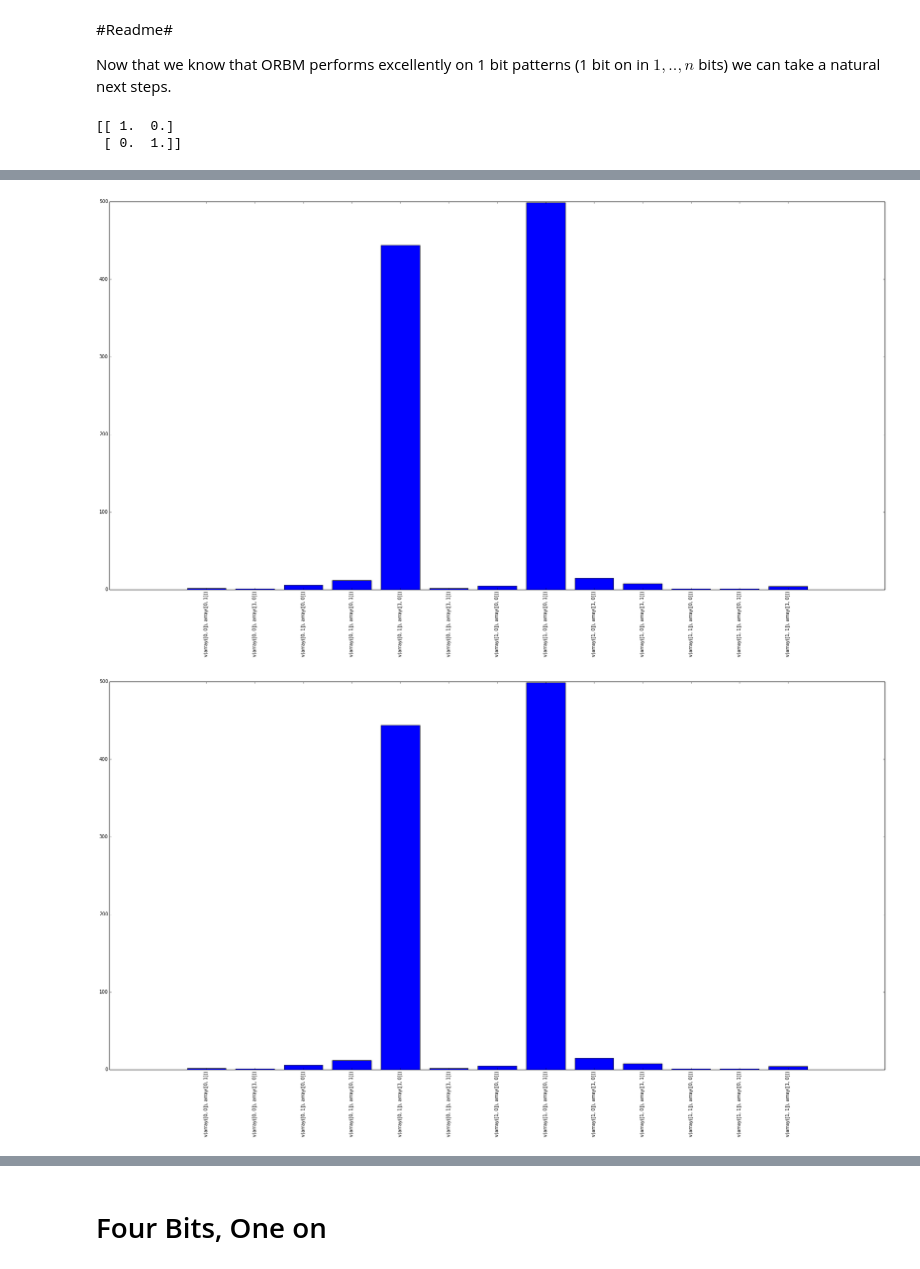
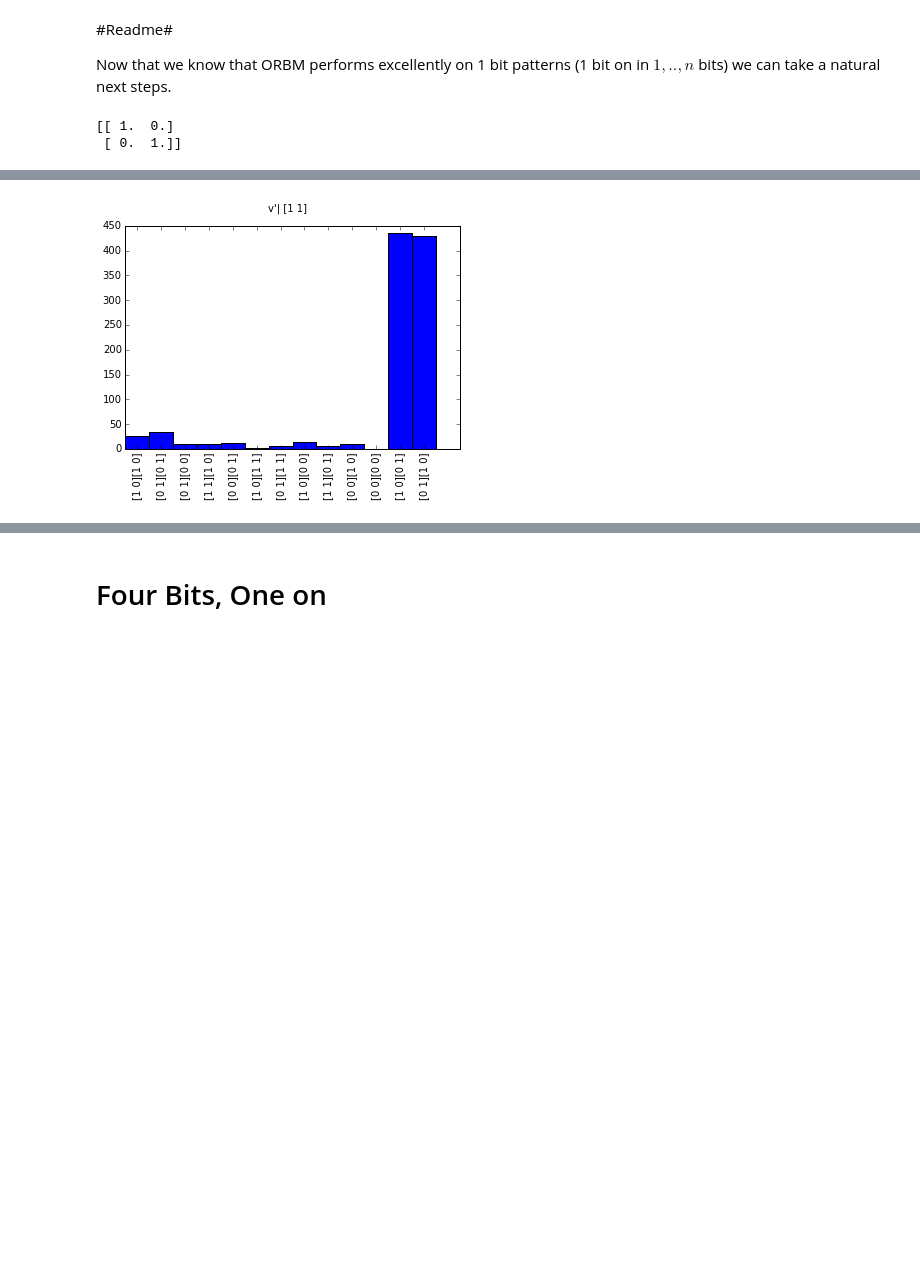
Before and after one commit to garibaldu/multicauseRBM, a Jupyter notebook: Max/ORBM-XOR-More_bits.ipynb, the cells around one changed output, grey strips where cells are left out. Cells and saved outputs as stored; diff of their text form; code cells hidden in the pictures; blank space fills up the shorter version.

```diff
--- a/Max/ORBM-XOR-More_bits.ipynb
+++ b/Max/ORBM-XOR-More_bits.ipynb
@@ -5,6 +5,7 @@ from rbmpy.sampler import VanillaSampler, PartitionedSampler, ApproximatedSample
 from rbmpy.trainer import VanillaTrainier
 from rbmpy.performance import Result
 import numpy as np
+from rbmpy import plotter as pp
 import rbmpy.datasets, rbmpy.performance, rbmpy.plotter, rbmpy.mnist, pickle, rbmpy.rbm, os, logging, rbmpy.sampler
 from sklearn.linear_model import Perceptron
 from sklearn.neural_network import BernoulliRBM
@@ -26,7 +27,11 @@ logger.setLevel(logging.INFO)
 
 
 def key_for_visible(v):
-    return "v{}".format(v)
+    stringly = ""
+    for val in v:
+        stringly += "{}".format(val)
+    return stringly
+#     return "v{}".format(v)
 
 def perform(h_a, h_b, v,sampler ,times, num_gibbs=500):
     """Runing times many times and generate visibles based on the supplied hiddens, the number of gibbs sampler per time
@@ -50,6 +55,7 @@ def goodnight(model, sampler, hours_of_sleep, num_gibbs_per_hour):
         v_prime = sampler.dream(model, num_gibbs_per_hour)
         result_dict[key_for_visible(v_prime)] += 1
         reconstruction_dict[key_for_visible(v_prime)] = v_prime
+    result_dict = {k: result_dict[k] for k in result_dict.most_common(5)}
     return result_dict, reconstruction_dict
 
 
@@ -90,7 +96,7 @@ def eval_partitioned(model, v, times = 1000, num_gibbs = 400, sampler = Approxim
     h_b = np.random.randint(2,size=(n_hid,))
     s = sampler(model.weights, model.weights,model.hidden_bias, model.hidden_bias)
     d = perform(h_a, h_b, v, s, times, num_gibbs)
-    plotter.plot_dict(d, title="v'| {}".format(v), size = "")
+    pp.plot_dict(d, title="v'| {}".format(v), size = "")
     return d
 
 def training_set_of_size(n, on_bits = 1):
@@ -133 +135,9 @@ Penalty For 2h:134.0
+# %%
+import pickle
+with open("arooo","wb") as f:
+    pickle.dump(model ,f)
+# %%
+import pickle
+with open("arooo",'rb') as f:
+    model = pickle.load(f)
 # %%
@@ -135,7 +145,6 @@ from sampler import FullCorrection, DirtySampler
 # %%
-a = eval_partitioned(model, np.array([0,0]), sampler= DirtySampler)
+a = eval_partitioned(model, np.array([1,1]), sampler= DirtySampler)
 # %% [output]
-[figure, old version]
+[figure, new version]
-[figure, removed]
 # %%
 
```
Also changed, not shown: parts of 13 cells of this notebook, 19 other files.
